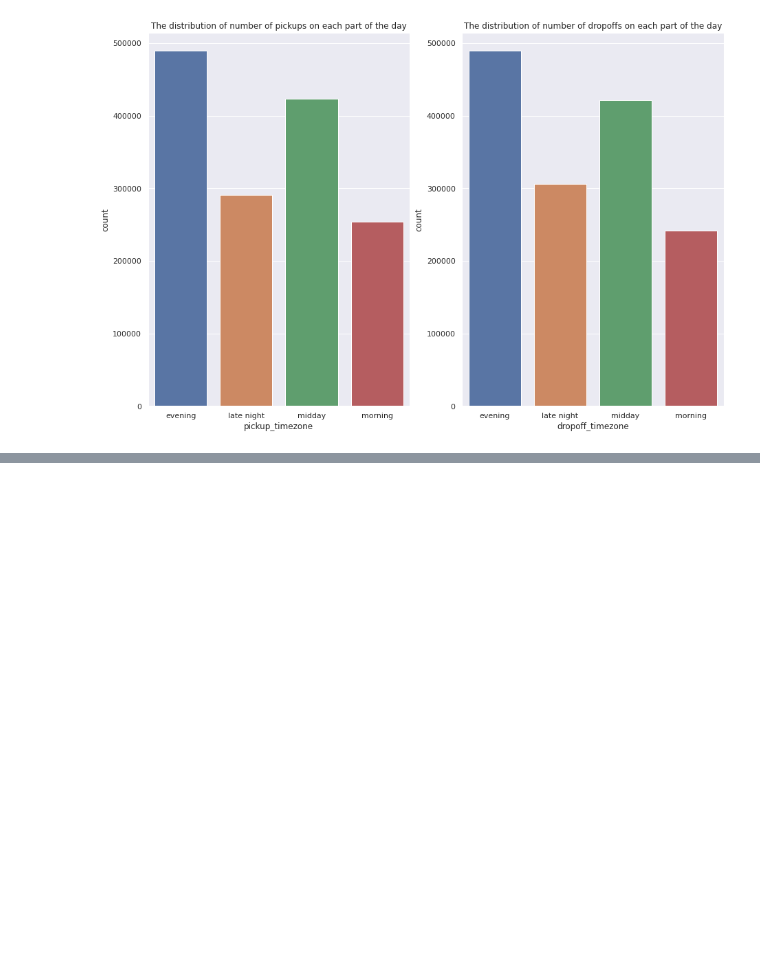
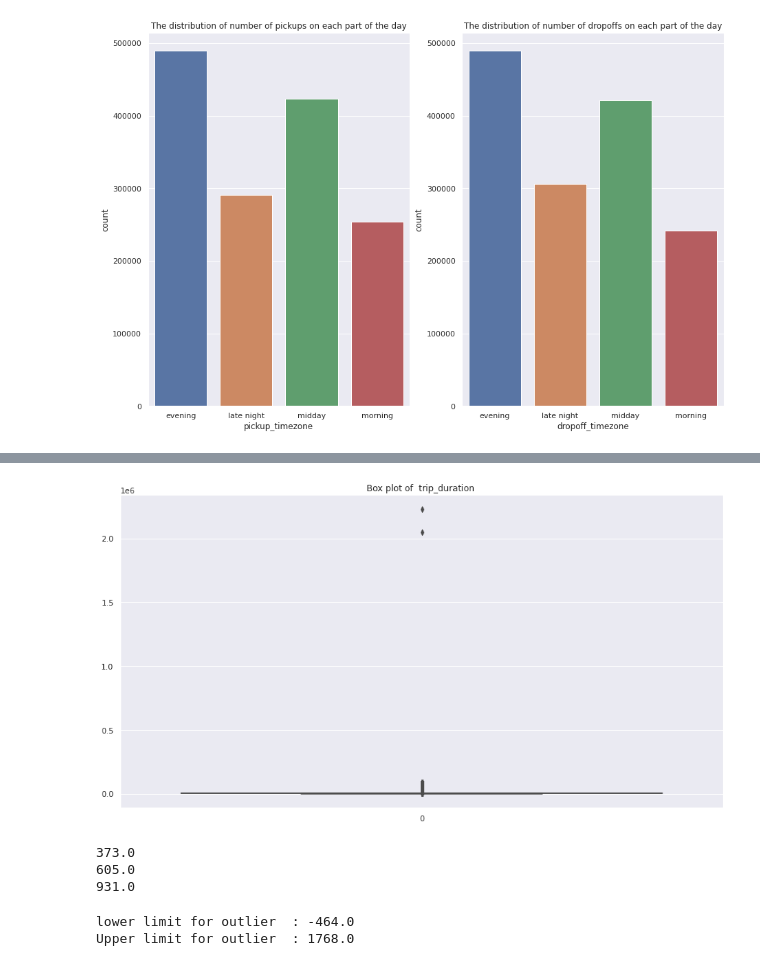
Before and after one commit to AnshRockstar/NYC-Taxi-Trip-Duration-Prediction, a Jupyter notebook: NYC_Taxi_Trip_Time_Prediction_Capstone_Project.ipynb, the cells around one changed output, grey strips where cells are left out. Cells and saved outputs as stored; diff of their text form; code cells hidden in the pictures; blank space fills up the shorter version.

```diff
--- a/NYC_Taxi_Trip_Time_Prediction_Capstone_Project.ipynb
+++ b/NYC_Taxi_Trip_Time_Prediction_Capstone_Project.ipynb
@@ -486,0 +526,30 @@ nyc_df["distance"] = nyc_df.apply(lambda x: calc_distance(x),axis=1)
+# %%
+nyc_df=nyc_df[nyc_df['distance']>lower_limit_outlier]
+nyc_df=nyc_df[nyc_df['distance']<upper_limit_outlier]
+# %%
+plt.figure(figsize=(15,8))
+plt.title("Box plot of  trip_duration ")
+ax = sns.boxplot(data=nyc_df['trip_duration'], orient="v")
+# %% [output]
+[figure, added]
+# %%
+percentile_q1_trip_duration = np.percentile(nyc_df['trip_duration'],25)
+print(percentile_q1_trip_duration)
+percentile_q2_trip_duration = np.percentile(nyc_df['trip_duration'],50)
+print(percentile_q2_trip_duration)
+percentile_q3_trip_duration = np.percentile(nyc_df['trip_duration'],75)
+print(percentile_q3_trip_duration)
+# %% [output]
+373.0
+605.0
+931.0
+# %%
+iqr=percentile_q3_trip_duration - percentile_q1_trip_duration
+lower_limit_outlier_trip_duration=percentile_q1_trip_duration-1.5*iqr
+upper_limit_outlier_trip_duration=percentile_q3_trip_duration+1.5*iqr
+
+print("lower limit for outlier  :",lower_limit_outlier_trip_duration)
+print("Upper limit for outlier  :",upper_limit_outlier_trip_duration)
+# %% [output]
+lower limit for outlier  : -464.0
+Upper limit for outlier  : 1768.0
```
Also changed, not shown: parts of 18 cells of this notebook.
